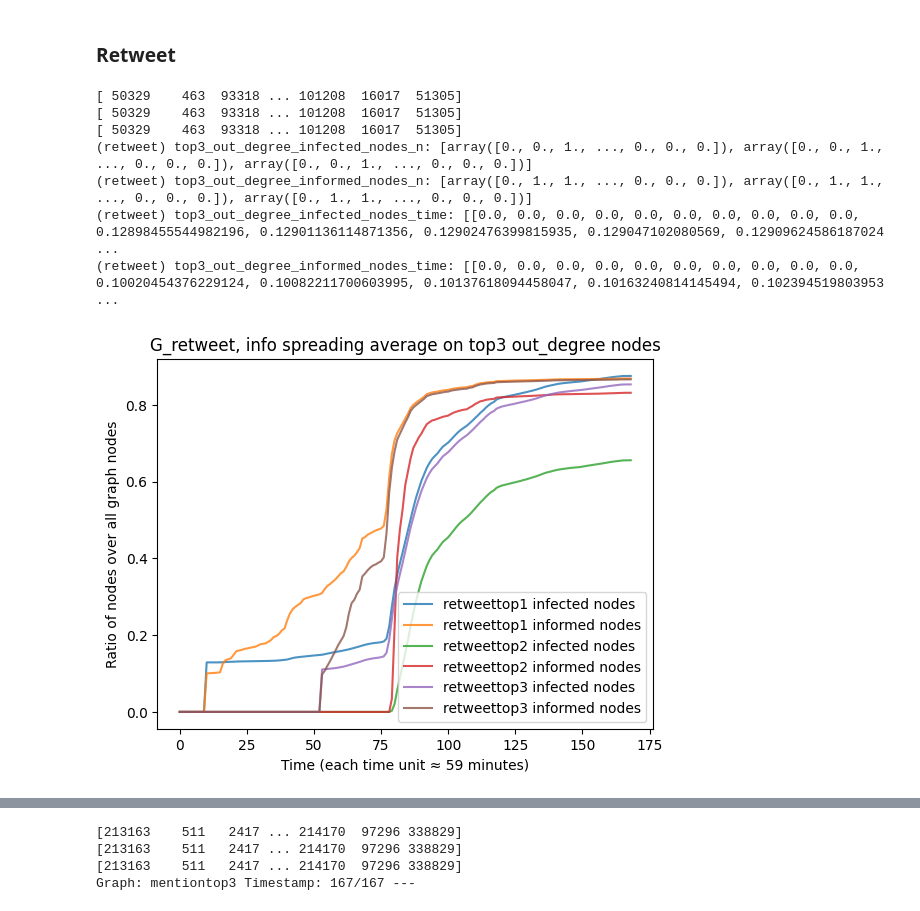
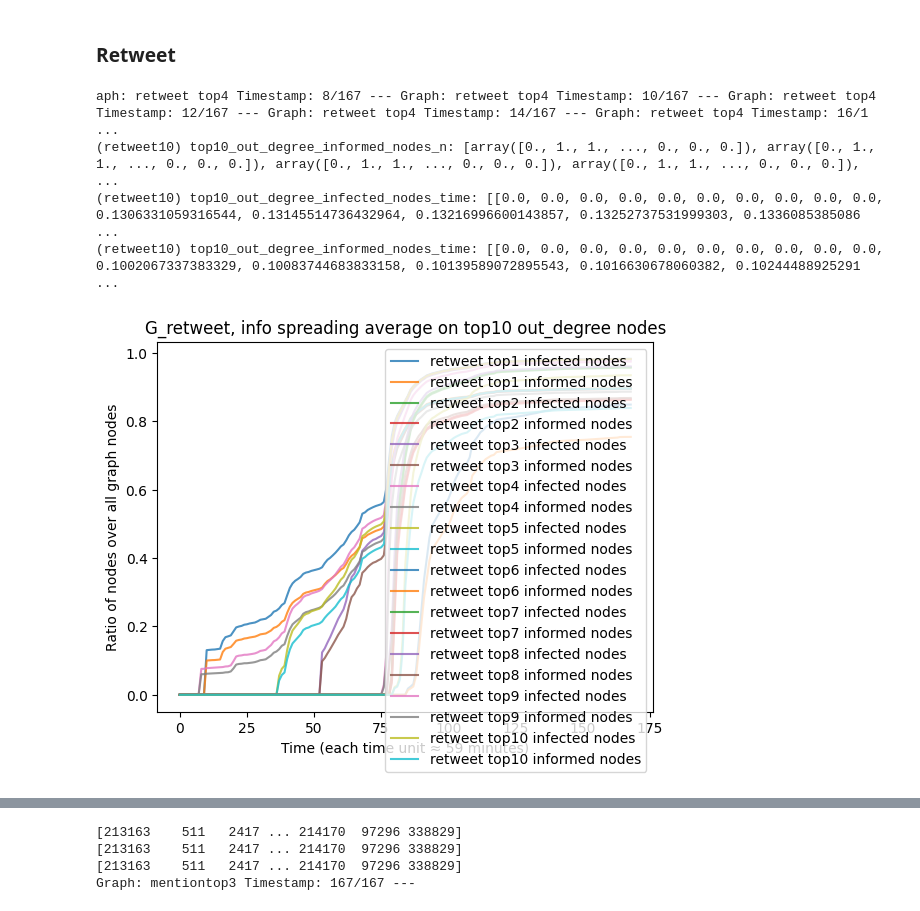
Before and after one commit to francescoopiccoli/higgs-twitter-network-science, a Jupyter notebook: src/process_final.ipynb, the cells around one changed output, grey strips where cells are left out. Drawn from its saved outputs; the diff is of its cells as text; code cells hidden in the pictures.

Commit message:
Add retweet logs

```diff
--- a/src/process_final.ipynb
+++ b/src/process_final.ipynb
@@ -390,20 +376,20 @@ util.print_and_log(reply_graph_name, metric_name + "informed_nodes_time", inform
 [figure]
 # %% [markdown]
 ### Retweet
+# %%
+retweet_seed_sample_size = 10
+retweet_graph_name = "retweet10"
 # %%
 # Info spreading for top 3 out_degree nodes for G_retweet
-infected_nodes_n_ret_out_deg, informed_nodes_n_ret_out_deg, infected_nodes_time_ret_out_deg, informed_nodes_time_ret_out_deg = simulate_spreading_n_nodes(G_retweet_lcc_df, G_social_df, max_out_degree_retweet[:3], start_timestamp, end_timestamp, len(G_retweet_lcc.nodes()), len(G_social.nodes()), name="retweet", plot=True, title="G_retweet, info spreading average on top3 out_degree nodes")
-metric_name = "top3_out_degree_"
+infected_nodes_n_ret_out_deg, informed_nodes_n_ret_out_deg, infected_nodes_time_ret_out_deg, informed_nodes_time_ret_out_deg = simulate_spreading_n_nodes(G_retweet_lcc_df, G_social_df, max_out_degree_retweet[:retweet_seed_sample_size], start_timestamp, end_timestamp, len(G_retweet_lcc.nodes()), len(G_social.nodes()), name="retweet", plot=True, title="G_retweet, info spreading average on top10 out_degree nodes")
+metric_name = "top10_out_degree_"
 util.print_and_log(retweet_graph_name, metric_name + "infected_nodes_n", infected_nodes_n_ret_out_deg)
 util.print_and_log(retweet_graph_name, metric_name + "informed_nodes_n", informed_nodes_n_ret_out_deg)
 util.print_and_log(retweet_graph_name, metric_name + "infected_nodes_time", infected_nodes_time_ret_out_deg)
 util.print_and_log(retweet_graph_name, metric_name + "informed_nodes_time", informed_nodes_time_ret_out_deg)
 # %% [output]
-[ 50329    463  93318 ... 101208  16017  51305]
-[ 50329    463  93318 ... 101208  16017  51305]
-[ 50329    463  93318 ... 101208  16017  51305]
-(retweet) top3_out_degree_infected_nodes_n: [array([0., 0., 1., ..., 0., 0., 0.]), array([0., 0., 1., ..., 0., 0., 0.]), array([0., 0., 1., ..., 0., 0., 0.])]
-(retweet) top3_out_degree_informed_nodes_n: [array([0., 1., 1., ..., 0., 0., 0.]), array([0., 1., 1., ..., 0., 0., 0.]), array([0., 1., 1., ..., 0., 0., 0.])]
-(retweet) top3_out_degree_infected_nodes_time: [[0.0, 0.0, 0.0, 0.0, 0.0, 0.0, 0.0, 0.0, 0.0, 0.0, 0.12898455544982196, 0.12901136114871356, 0.12902476399815935, 0.129047102080569, 0.12909624586187024 ...
-(retweet) top3_out_degree_informed_nodes_time: [[0.0, 0.0, 0.0, 0.0, 0.0, 0.0, 0.0, 0.0, 0.0, 0.0, 0.10020454376229124, 0.10082211700603995, 0.10137618094458047, 0.10163240814145494, 0.102394519803953 ...
+aph: retweet top4 Timestamp: 8/167 --- Graph: retweet top4 Timestamp: 10/167 --- Graph: retweet top4 Timestamp: 12/167 --- Graph: retweet top4 Timestamp: 14/167 --- Graph: retweet top4 Timestamp: 16/1 ...
+(retweet10) top10_out_degree_informed_nodes_n: [array([0., 1., 1., ..., 0., 0., 0.]), array([0., 1., 1., ..., 0., 0., 0.]), array([0., 1., 1., ..., 0., 0., 0.]), array([0., 1., 1., ..., 0., 0., 0.]),  ...
+(retweet10) top10_out_degree_infected_nodes_time: [[0.0, 0.0, 0.0, 0.0, 0.0, 0.0, 0.0, 0.0, 0.0, 0.0, 0.1306331059316544, 0.13145514736432964, 0.13216996600143857, 0.13252737531999303, 0.1336085385086 ...
+(retweet10) top10_out_degree_informed_nodes_time: [[0.0, 0.0, 0.0, 0.0, 0.0, 0.0, 0.0, 0.0, 0.0, 0.0, 0.1002067337383329, 0.10083744683833158, 0.10139589072895543, 0.1016630678060382, 0.10244488925291 ...
-[figure, old version]
+[figure, new version]
```
Also changed, not shown: parts of 15 cells of this notebook, 2 other files.
